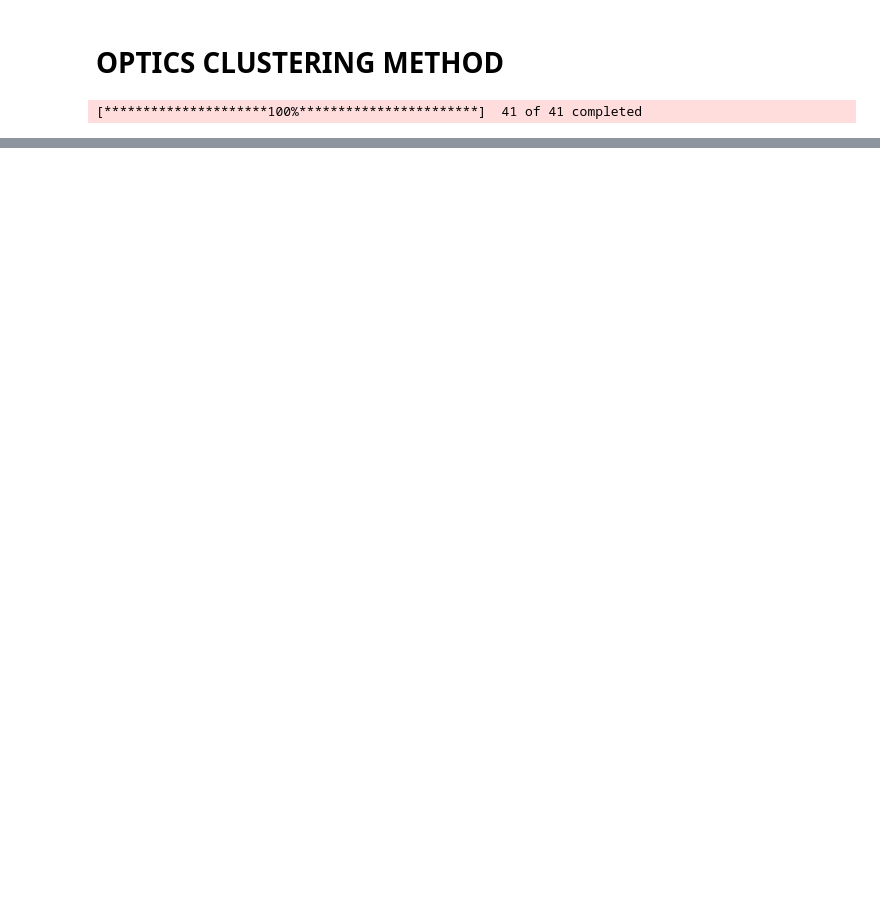
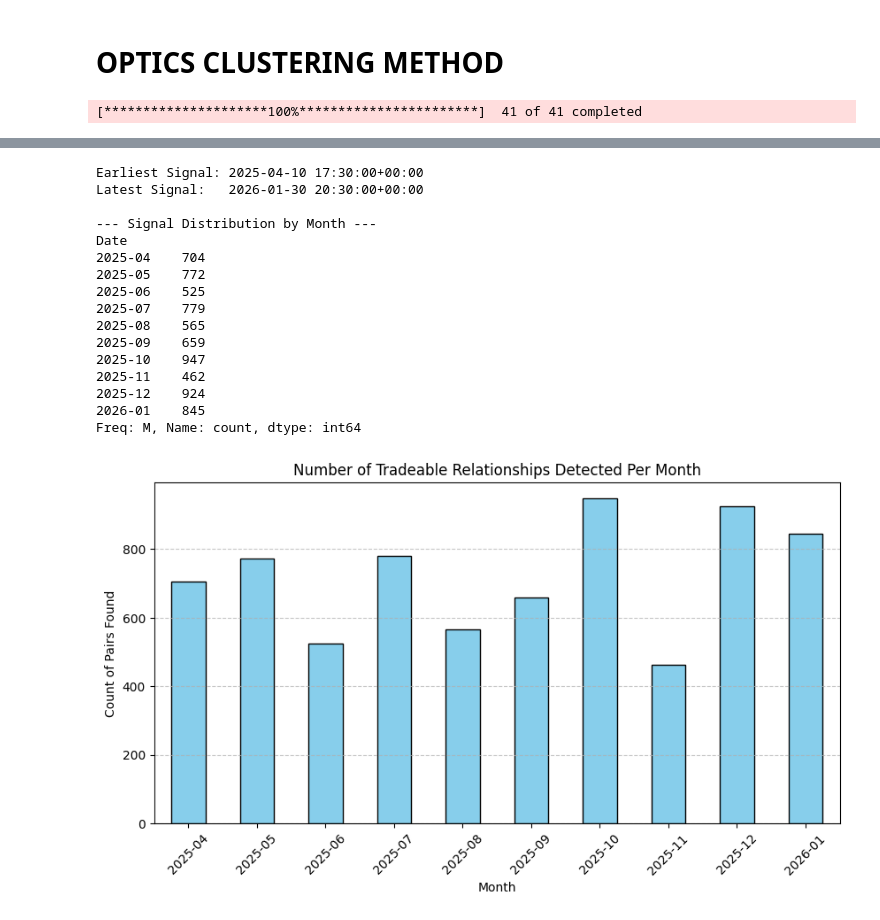
Before and after one commit to jcmcode/pairs, a Jupyter notebook: research/OPTICS.ipynb, the cells around one changed output, grey strips where cells are left out. Drawn from its saved outputs; the diff is of its cells as text; code cells hidden in the pictures; blank space fills up the shorter version.

```diff
--- a/research/OPTICS.ipynb
+++ b/research/OPTICS.ipynb
@@ -190,0 +352,41 @@ Total Tickers: 41
+# %%
+import matplotlib.pyplot as plt
+
+# 1. Check the timeline of findings
+print(f"Earliest Signal: {df_res['Date'].min()}")
+print(f"Latest Signal:   {df_res['Date'].max()}")
+
+# 2. Count signals by Month to prove it's not just Jan 2026
+# (Extract month from datetime)
+monthly_counts = df_res['Date'].dt.to_period('M').value_counts().sort_index()
+
+print("\n--- Signal Distribution by Month ---")
+print(monthly_counts)
+
+# 3. Plot it
+plt.figure(figsize=(10, 5))
+monthly_counts.plot(kind='bar', color='skyblue', edgecolor='black')
+plt.title("Number of Tradeable Relationships Detected Per Month")
+plt.xlabel("Month")
+plt.ylabel("Count of Pairs Found")
+plt.xticks(rotation=45)
+plt.grid(axis='y', linestyle='--', alpha=0.7)
+plt.show()
+# %% [output]
+Earliest Signal: 2025-04-10 17:30:00+00:00
+Latest Signal:   2026-01-30 20:30:00+00:00
+
+--- Signal Distribution by Month ---
+Date
+2025-04    704
+2025-05    772
+2025-06    525
+2025-07    779
+2025-08    565
+2025-09    659
+2025-10    947
+2025-11    462
+2025-12    924
+2026-01    845
+Freq: M, Name: count, dtype: int64
+[figure, added]
```
Also changed, not shown: parts of 7 cells of this notebook, 1 other file.
